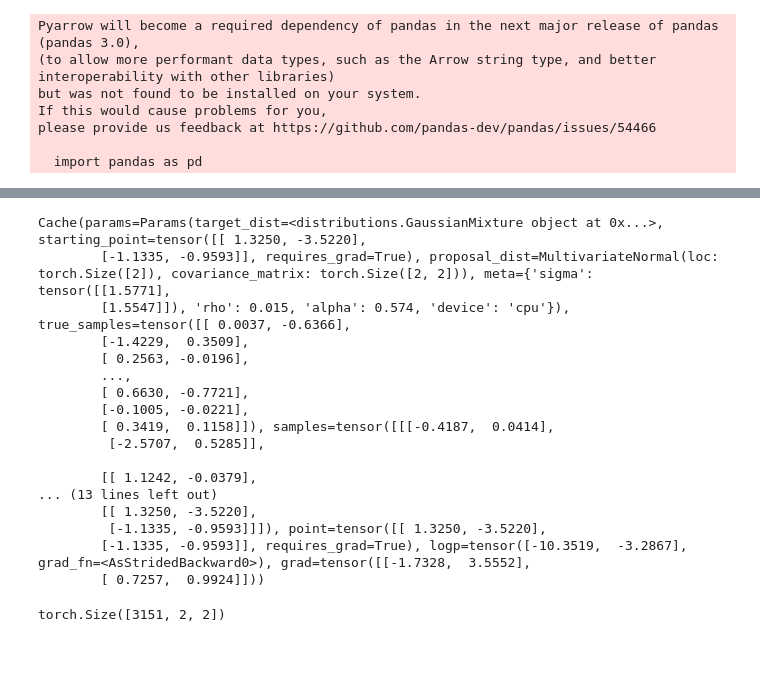
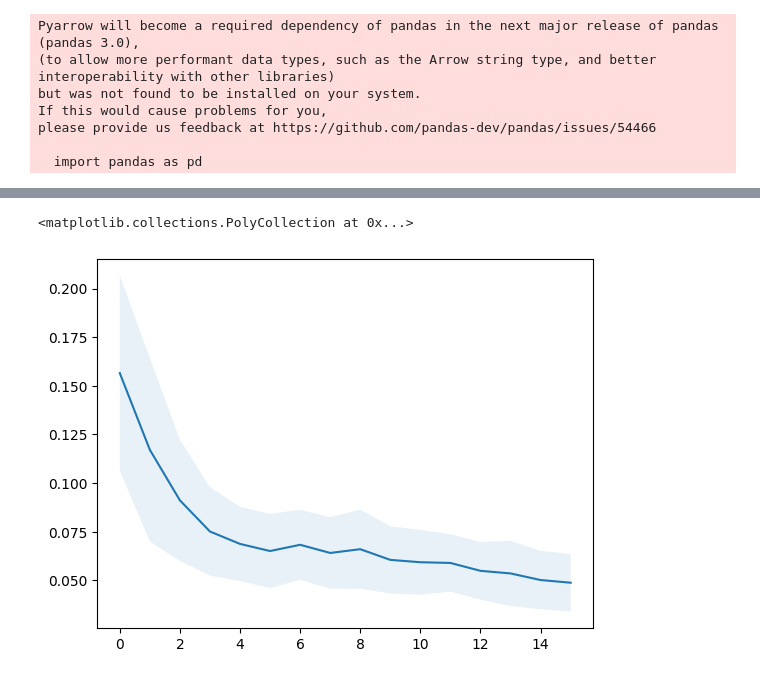
Before and after one commit to cepessh/LangevinMCMC, a Jupyter notebook: refactor_test.ipynb, the cells around one changed output, grey strips where cells are left out. Saved outputs shown, nothing was run; the diff lists cells and outputs as text; code cells hidden in the pictures; blank space fills up the shorter version.

```diff
--- a/refactor_test.ipynb
+++ b/refactor_test.ipynb
@@ -96,24 +314,17 @@ alg = base_sampler.Pipeline(
-# %%
-alg.run()
-# %% [output]
-Cache(params=Params(target_dist=<distributions.GaussianMixture object at 0x...>, starting_point=tensor([[ 1.3250, -3.5220],
-        [-1.1335, -0.9593]], requires_grad=True), proposal_dist=MultivariateNormal(loc: torch.Size([2]), covariance_matrix: torch.Size([2, 2])), meta={'sigma': tensor([[1.5771],
-        [1.5547]]), 'rho': 0.015, 'alpha': 0.574, 'device': 'cpu'}), true_samples=tensor([[ 0.0037, -0.6366],
-        [-1.4229,  0.3509],
-        [ 0.2563, -0.0196],
-        ...,
-        [ 0.6630, -0.7721],
-        [-0.1005, -0.0221],
-        [ 0.3419,  0.1158]]), samples=tensor([[[-0.4187,  0.0414],
-         [-2.5707,  0.5285]],
-
-        [[ 1.1242, -0.0379],
-... (13 lines left out)
-        [[ 1.3250, -3.5220],
-         [-1.1335, -0.9593]]]), point=tensor([[ 1.3250, -3.5220],
-        [-1.1335, -0.9593]], requires_grad=True), logp=tensor([-10.3519,  -3.2867], grad_fn=<AsStridedBackward0>), grad=tensor([[-1.7328,  3.5552],
-        [ 0.7257,  0.9924]]))
-# %%
-alg.cache.samples.shape
-# %% [output]
-torch.Size([3151, 2, 2])
+# %%
+plt.plot([entry["tv_mean"] for entry in alg_fisher_mala_vanilla.sample_blocks[-1].stop_data_hist])
+plt.fill_between(dddd
+    range(len(alg_fisher_mala_vanilla.sample_blocks[-1].stop_data_hist)),
+    [
+        entry["tv_mean"] - entry["tv_std"]
+        for entry in alg_fisher_mala_vanilla.sample_blocks[-1].stop_data_hist
+    ],
+    [
+        entry["tv_mean"] + entry["tv_std"]
+        for entry in alg_fisher_mala_vanilla.sample_blocks[-1].stop_data_hist
+    ],
+    alpha=0.1
+)
+# %% [output]
+<matplotlib.collections.PolyCollection at 0x...>
+[figure, added]
```
Also changed, not shown: parts of 22 cells of this notebook, 4 other files.
